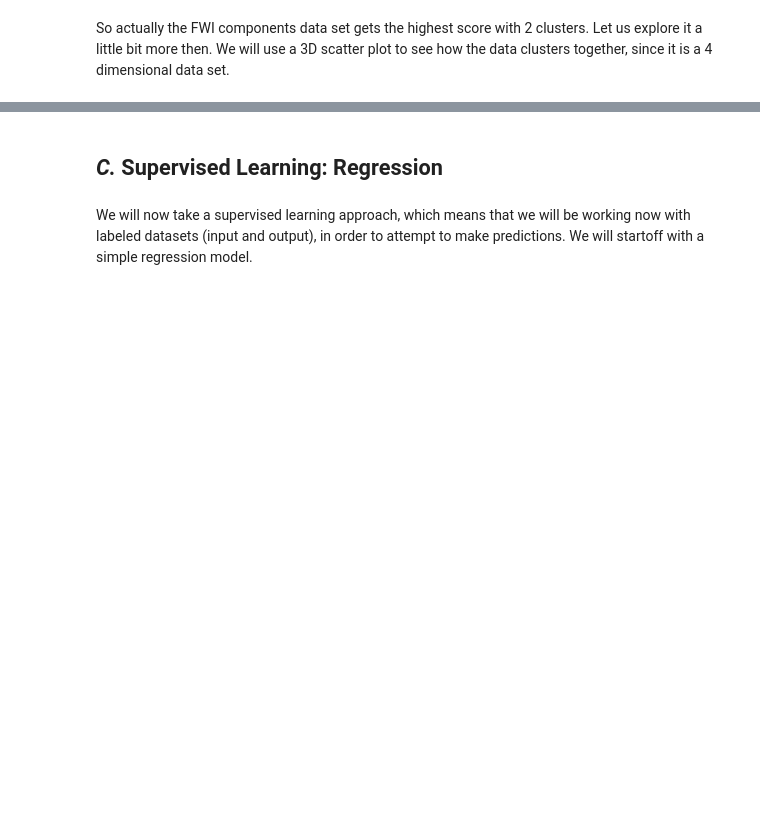
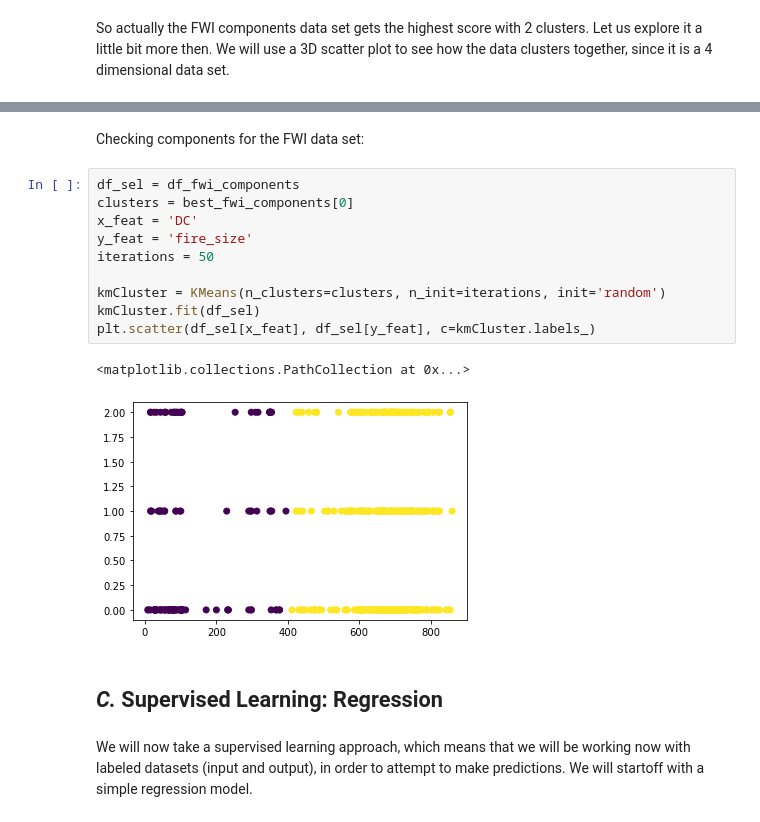
Before and after one commit to alex-fddz/forest-fires, a Jupyter notebook: project.ipynb, the cells around one changed output, grey strips where cells are left out. Cells and saved outputs as stored; diff of their text form; blank space fills up the shorter version.

```diff
--- a/project.ipynb
+++ b/project.ipynb
@@ -424,3 +426,18 @@ plt.scatter(df_sel[x_feat], df_sel[y_feat], c=kmCluster.labels_)
+# %% [markdown]
+Checking components for the FWI data set:
+# %%
+df_sel = df_fwi_components
+clusters = best_fwi_components[0]
+x_feat = 'DC'
+y_feat = 'fire_size'
+iterations = 50
+
+kmCluster = KMeans(n_clusters=clusters, n_init=iterations, init='random')
+kmCluster.fit(df_sel)
+plt.scatter(df_sel[x_feat], df_sel[y_feat], c=kmCluster.labels_)
+# %% [output]
+<matplotlib.collections.PathCollection at 0x...>
+[figure, added]
 # %% [markdown]
 ## *C.* Supervised Learning: Regression
 # %% [markdown]
```
Also changed, not shown: parts of 4 cells of this notebook.
